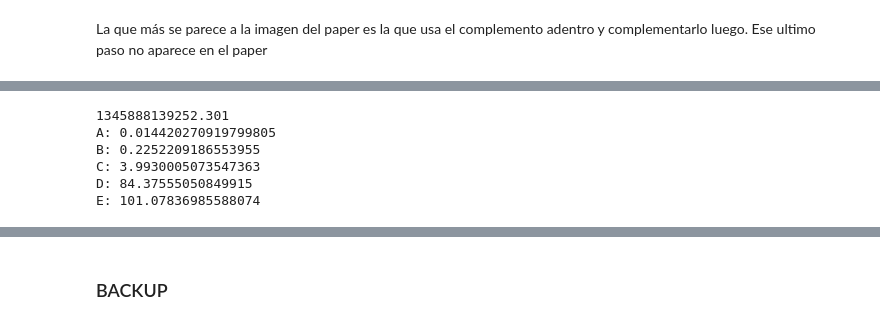
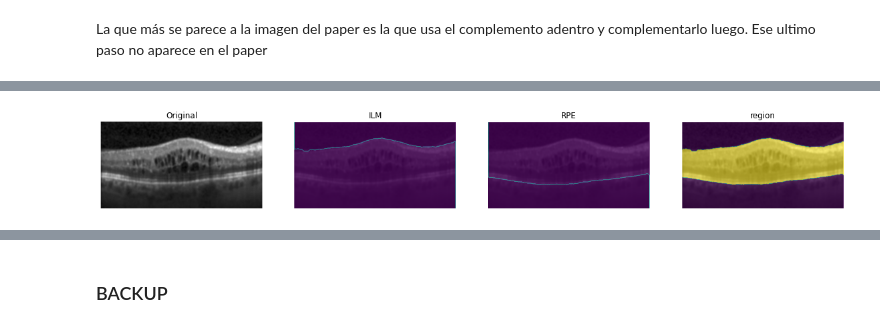
Before and after one commit to joaco18/image-processing-project, a Jupyter notebook: exploratory_notebooks/Rashno2017.ipynb, the cells around one changed output, grey strips where cells are left out. Cells and saved outputs as stored; diff of their text form; code cells hidden in the pictures.

```diff
--- a/exploratory_notebooks/Rashno2017.ipynb
+++ b/exploratory_notebooks/Rashno2017.ipynb
@@ -336,0 +379,17 @@ def get_ilm_line_paper(g, T, I):
+# %%
+def get_retina_mask(ilm_image_fill, rpe_image_fill):
+    # ILM mask
+    h, w = ilm_image_fill.shape[:2]
+    mask = np.zeros((h + 2, w + 2), np.uint8)
+    ilm_image_fill = ilm_image_fill.astype("uint8")
+    cv2.floodFill(ilm_image_fill, mask, (1, 1), 255)
+    ilm_image_fill = 1 - ilm_image_fill
+
+    # RPE mask
+    h, w = rpe_image_fill.shape[:2]
+    mask = np.zeros((h + 2, w + 2), np.uint8)
+    rpe_image_fill = rpe_image_fill.astype("uint8")
+    cv2.floodFill(rpe_image_fill, mask, (1, 1), 255)
+    rpe_image_fill = 1 - rpe_image_fill
+
+    return np.where(ilm_image_fill-rpe_image_fill,1,0)
@@ -364,38 +433,29 @@ region_extractor(oct_scan[60,:,:])
 # %%
-g = oct_scan[29, 40:, :].copy()
-# cv2.normalize(g, g, 0, 255, cv2.NORM_MINMAX)
-# g = g.astype('uint8')
-# g = cv2.bilateralFilter(src=g, d=10, sigmaColor=200, sigmaSpace=2)
+plt.figure(figsize=(20,10))
 
-# Get the NS tranform
-T, I = ns_mapper_using_complements(g, 10)
-T = skimage.util.invert(T)
+plt.subplot(1,4,1)
+plt.title('Original')
+plt.imshow(im, cmap='gray')
+plt.axis('off')
 
-# Get ILM line
-graph, R, VerGrad, ilm_image = get_ilm_line_paper(g, T, I)
-R, graph_, U, VerGrad, rpe_image, indices = get_rpe_line(g, T, I, ilm_image)
+plt.subplot(1,4,2)
+plt.title('ILM')
+plt.imshow(im, cmap='gray')
+plt.imshow(ilm_image, alpha=0.8)
+plt.axis('off')
 
+plt.subplot(1,4,3)
+plt.title('RPE')
+plt.imshow(im, cmap='gray')
+plt.imshow(rpe_image, alpha=0.8)
+plt.axis('off')
 
-ilm_image_fill = ilm_image.copy()
-h, w = ilm_image_fill.shape[:2]
-mask = np.zeros((h + 2, w + 2), np.uint8)
-ilm_image_fill = ilm_image_fill.astype("uint8")
-cv2.floodFill(ilm_image_fill, mask, (1, 1), 255)
-ilm_image_fill = 1 - ilm_image_fill
-
-rpe_image_fill = rpe_image.copy()
-h, w = rpe_image_fill.shape[:2]
-mask = np.zeros((h + 2, w + 2), np.uint8)
-rpe_image_fill = rpe_image_fill.astype("uint8")
-cv2.floodFill(rpe_image_fill, mask, (1, 1), 255)
-rpe_image_fill = 1 - rpe_image_fill
-
-mask = np.where(ilm_image_fill-rpe_image_fill,1,0)
+plt.subplot(1,4,4)
+plt.title('region')
+plt.imshow(im, cmap='gray')
+plt.imshow(retina_mask, alpha=0.6)
+plt.axis('off')
+plt.show()
 # %% [output]
-1345888139252.301
-A: 0.014420270919799805
-B: 0.2252209186553955
-C: 3.9930005073547363
-D: 84.37555050849915
-E: 101.07836985588074
+[figure, added]
 # %%
```
Also changed, not shown: parts of 25 cells of this notebook.
